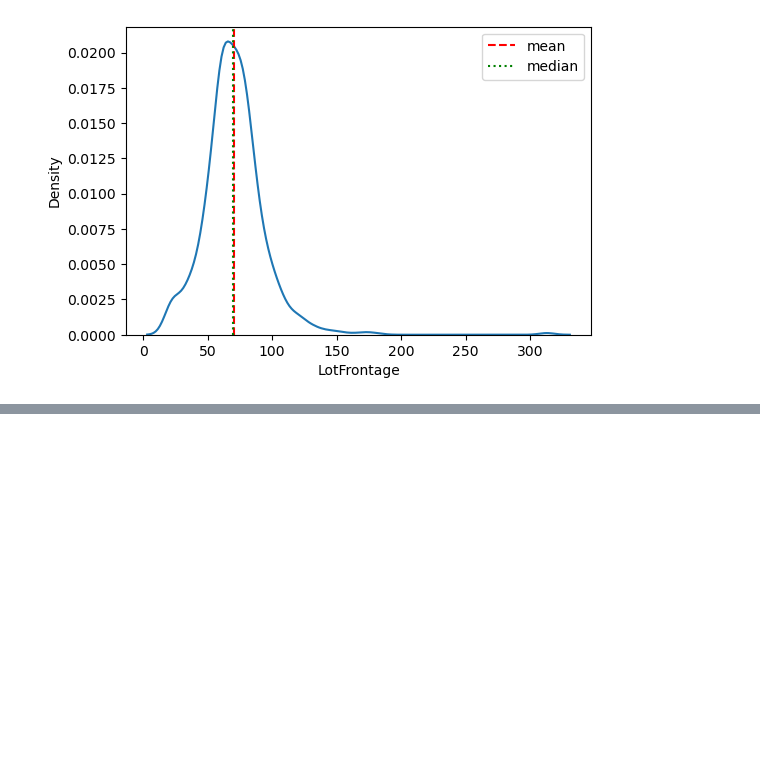
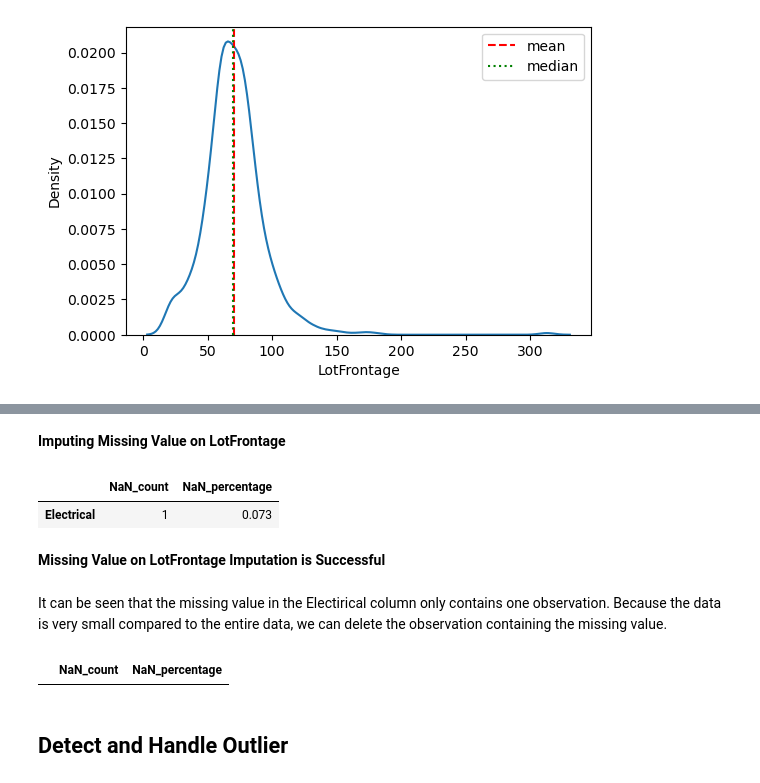
Before and after one commit to aryabaguss/House-Price-Data-Cleaning, a Jupyter notebook: House_Price_Cleaning.ipynb, the cells around one changed output, grey strips where cells are left out. Cells and saved outputs as stored; diff of their text form; code cells hidden in the pictures; blank space fills up the shorter version.

```diff
--- a/House_Price_Cleaning.ipynb
+++ b/House_Price_Cleaning.ipynb
@@ -301,0 +304,23 @@ plt.show()
+# %% [markdown]
+**Imputing Missing Value on LotFrontage**
+# %%
+house_price_merged['LotFrontage'] = house_price_merged['LotFrontage'].fillna(house_price_merged['LotFrontage'].median())
+# %%
+# sum all missing value in dataset and keep only columns with missing value > 0
+missing = house_price_merged.isnull().sum()[house_price_merged.isnull().sum() > 0]
+
+# construct a dataframe consists of NaN count and NaN percentage from the dataset
+missing_house_price_summary = pd.DataFrame({
+    'NaN_count': missing,
+    'NaN_percentage': round(((missing / len(house_price_merged)) * 100),3)
+    }).sort_values(by = 'NaN_percentage', ascending = False)
+
+# print the missing value information
+missing_house_price_summary
+# %% [output]
+|  | NaN_count | NaN_percentage |
+| Electrical | 1 | 0.073 |
+# %% [markdown]
+**Missing Value on LotFrontage Imputation is Successful**
+# %% [markdown]
+It can be seen that the missing value in the Electirical column only contains one observation. Because the data is very small compared to the entire data, we can delete the observation containing the missing value.
@@ -301,0 +330,16 @@ plt.show()
+# %%
+# sum all missing value in dataset and keep only columns with missing value > 0
+missing = house_price_merged.isnull().sum()[house_price_merged.isnull().sum() > 0]
+
+# construct a dataframe consists of NaN count and NaN percentage from the dataset
+missing_house_price_summary = pd.DataFrame({
+    'NaN_count': missing,
+    'NaN_percentage': round(((missing / len(house_price_merged)) * 100),3)
+    }).sort_values(by = 'NaN_percentage', ascending = False)
+
+# print the missing value information
+missing_house_price_summary
+# %% [output]
+|  | NaN_count | NaN_percentage |
+# %% [markdown]
+## Detect and Handle Outlier
```
Also changed, not shown: parts of 3 cells of this notebook.
